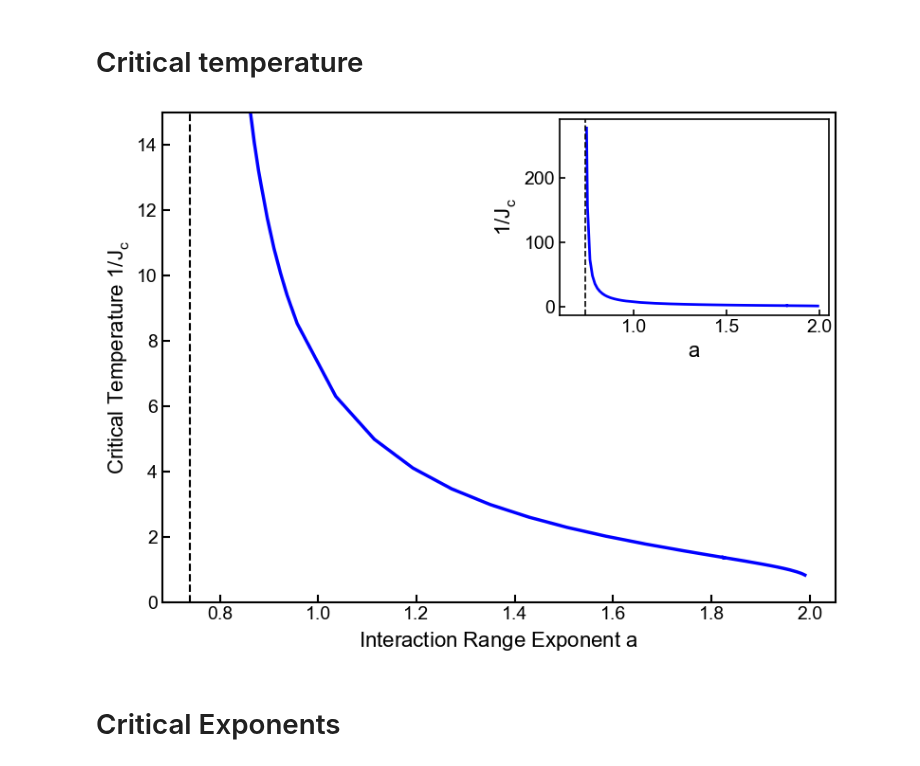
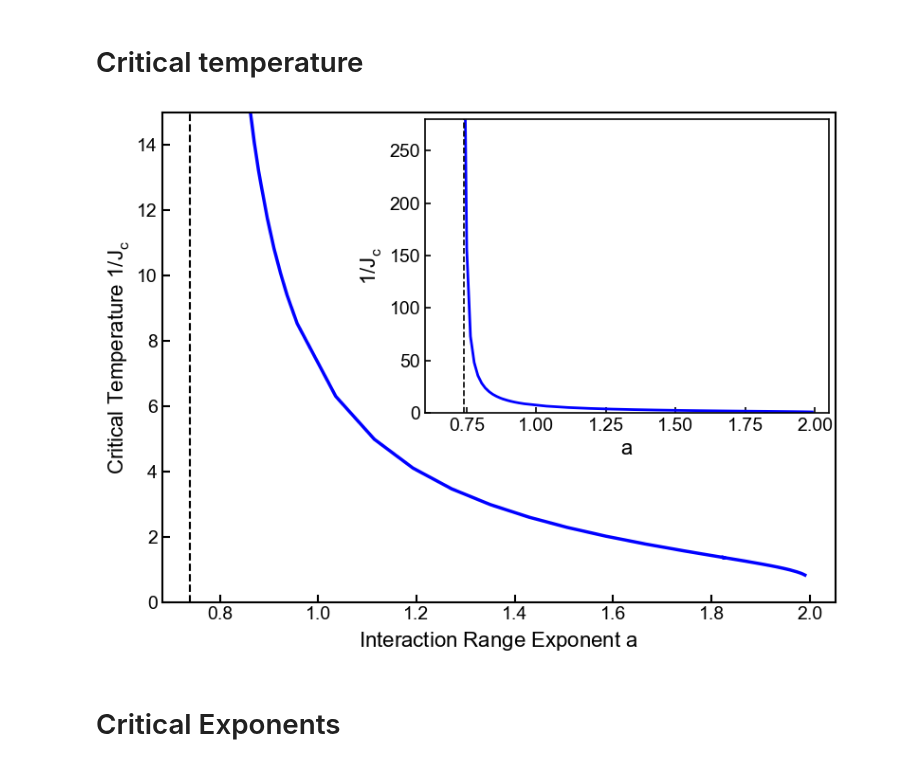
Before and after one commit to erbilcanartun/long-range-ising-chain, a Jupyter notebook: notebooks/plot_data.ipynb, the cells around one changed output. Saved outputs shown, nothing was run; the diff lists cells and outputs as text; code cells hidden in the pictures.

```diff
--- a/notebooks/plot_data.ipynb
+++ b/notebooks/plot_data.ipynb
@@ -22,36 +22,37 @@ plt.rcParams.update({'mathtext.default': 'regular'})
 fig, ax = plt.subplots(1, 1, figsize=(8, 6))
 
 # Top panel: Critical temperature (1/J_c) vs a
 ax.plot(n_values, 1/Jcs, marker='', color='b', linewidth=2.5)
 ax.axvline(x=0.74, color='k', linestyle='--', linewidth=1.5)
 ax.set_xlabel('Interaction Range Exponent $a$', fontsize=16, fontweight='normal')
 ax.set_ylabel('Critical Temperature $1/J_c$', fontsize=16, fontweight='normal')
 ax.grid(False)
 ax.set_ylim(0, 15)
 ax.tick_params(axis='both', which='major', labelsize=14, width=1.5, length=6, direction='in')
 for spine in ax.spines.values():
     spine.set_linewidth(1.5)
 
 # Inset for top panel
-ax_inset = inset_axes(ax, width="40%", height="40%", loc='upper right')
+ax_inset = inset_axes(ax, width="60%", height="60%", loc='upper right')
 ax_inset.plot(n_values, 1/Jcs, marker='', color='b', linewidth=2)
 ax_inset.axvline(x=0.74, color='k', linestyle='--', linewidth=1.2)
 ax_inset.set_xlabel('$a$', fontsize=16, fontweight='normal')
 ax_inset.set_ylabel('$1/J_c$', fontsize=16, fontweight='normal')
 ax_inset.grid(False)
 ax_inset.set_xlim(0.6, 2.05)
+ax_inset.set_ylim(0, 280)
 ax_inset.tick_params(axis='both', which='major', labelsize=14, width=1.2, length=4, direction='in')
 for spine in ax_inset.spines.values():
     spine.set_linewidth(1.2)
 
 # Adjust layout to prevent overlap
 fig.tight_layout()
 
 # Save and show the plot
-plt.savefig('../figures/critical_temperature.png', bbox_inches='tight')
+plt.savefig('../figures/critical_temperature.eps', bbox_inches='tight')
 plt.show()
 # %% [output]
-[figure, old version]
+[figure, new version]
 # %% [markdown]
 # Critical Exponents
 # %%
```
Also changed, not shown: parts of 2 cells of this notebook, 18 other files.
